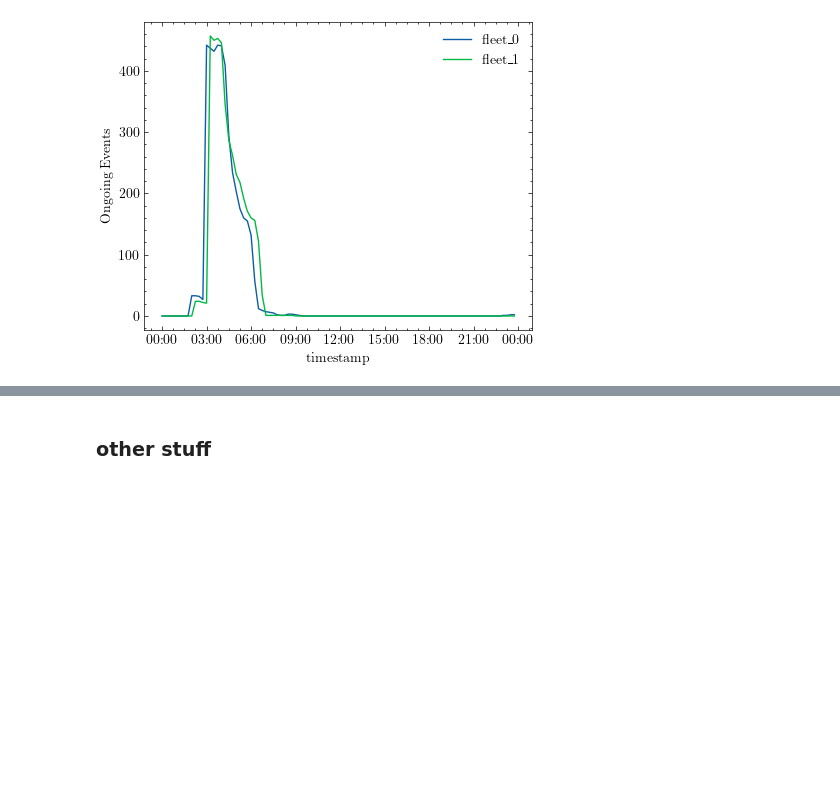
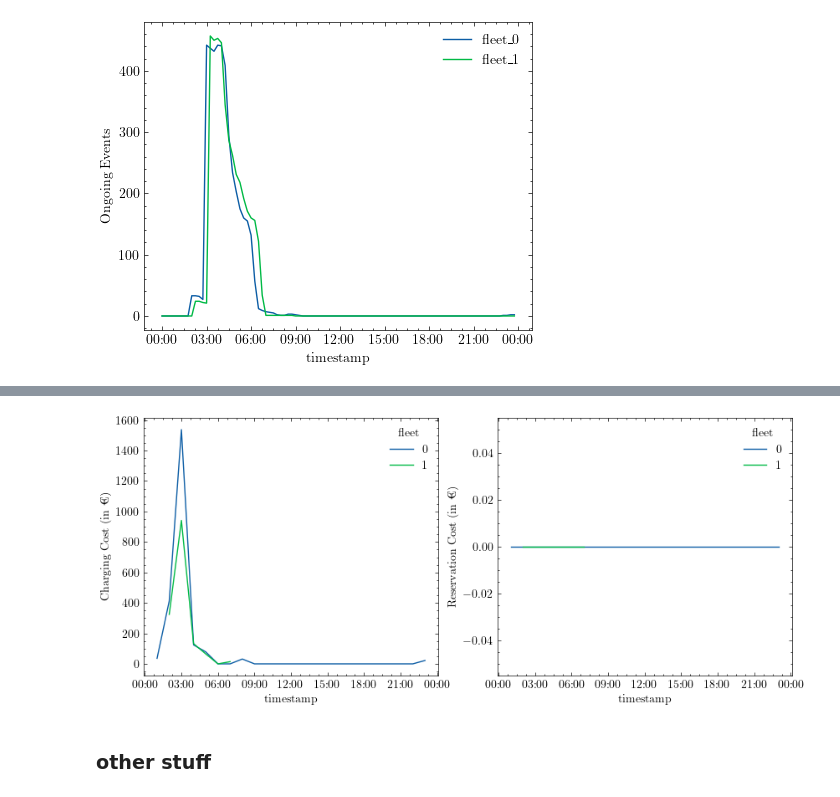
Before and after one commit to IS3UniCologne/urban-mobility-simulation, a Jupyter notebook: resources/scripts/simulation_analysis/shared_charging.ipynb, the cells around one changed output, grey strips where cells are left out. Cells and saved outputs as stored; diff of their text form; code cells hidden in the pictures; blank space fills up the shorter version.

Commit message:
analyze charging costs over time

```diff
--- a/resources/scripts/simulation_analysis/shared_charging.ipynb
+++ b/resources/scripts/simulation_analysis/shared_charging.ipynb
@@ -561,3 +555,20 @@ ax.xaxis.set_major_locator(mdates.AutoDateLocator(maxticks=12))
 ax.xaxis.set_major_formatter(mdates.DateFormatter('%H:%M'))
 # %% [output]
 [figure]
+# %%
+task_transactions_fleet_0['timeslot'] = (task_transactions_fleet_0['end_time'] - task_transactions_fleet_0['charging_duration']) - ((task_transactions_fleet_0['end_time'] - task_transactions_fleet_0['charging_duration']) % 15)
+
+task_transactions_fleet_1['timeslot'] = (task_transactions_fleet_1['end_time'] - task_transactions_fleet_1['charging_duration']) - ((task_transactions_fleet_1['end_time'] - task_transactions_fleet_1['charging_duration']) % 15)
+# %%
+tasks_incl_price = pd.concat(
+    [task_transactions_fleet_0,task_transactions_fleet_1]
+    ).merge(
+        auction_tracking[['time', '_result.clearing_price']],
+        how='left',
+        left_on = 'timeslot',
+        right_on = "time"
+        )
+# %%
+kWh_price = parser.getfloat("AUTONOMOUS_CAR", "CHARGING_COST_PER_KWH")
+
+tasks_incl_price['charging_cost'] = tasks_incl_price['kWh_charged'] * kWh_price
@@ -564,3 +591,20 @@ ax.xaxis.set_major_formatter(mdates.DateFormatter('%H:%M'))
+# %%
+hourly_costs = tasks_incl_price.groupby('fleet').resample('1h', on='timestamp').agg({'charging_cost': 'sum', '_result.clearing_price': 'sum'}).reset_index()
+hourly_costs.rename(columns={'_result.clearing_price': 'reservation_cost'}, inplace=True)
+# %%
+fig, ax = plt.subplots(nrows=1, ncols=2, figsize=(10, 4))
+
+sns.lineplot(hourly_costs, x='timestamp', y='charging_cost', hue='fleet', ax=ax[0])
+sns.lineplot(hourly_costs, x='timestamp', y='reservation_cost', hue='fleet', ax=ax[1])
+
+ax[0].set_ylabel('Charging Cost (in €)')
+ax[1].set_ylabel('Reservation Cost (in €)')
+
+for a in ax:
+    a.xaxis.set_major_locator(mdates.AutoDateLocator(maxticks=12))
+    a.xaxis.set_major_formatter(mdates.DateFormatter('%H:%M'))
+# %% [output]
+[figure, added]
 # %% [markdown]
 ### other stuff
 # %%
```
Also changed, not shown: parts of 4 cells of this notebook.
